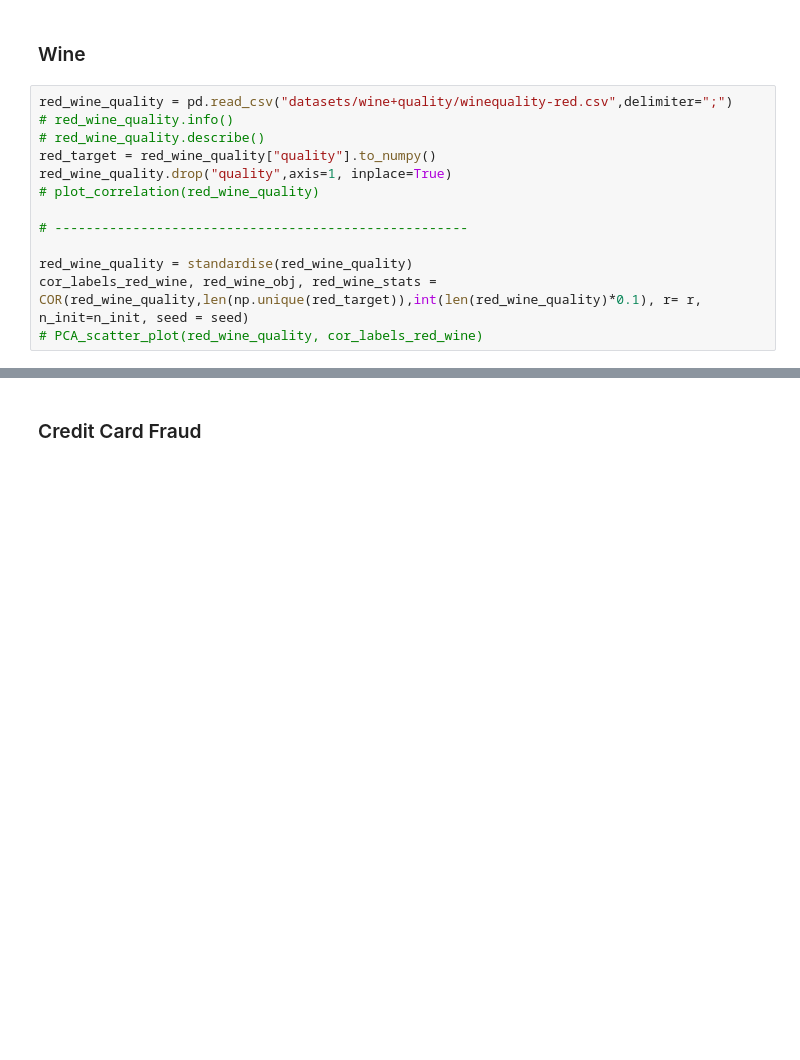
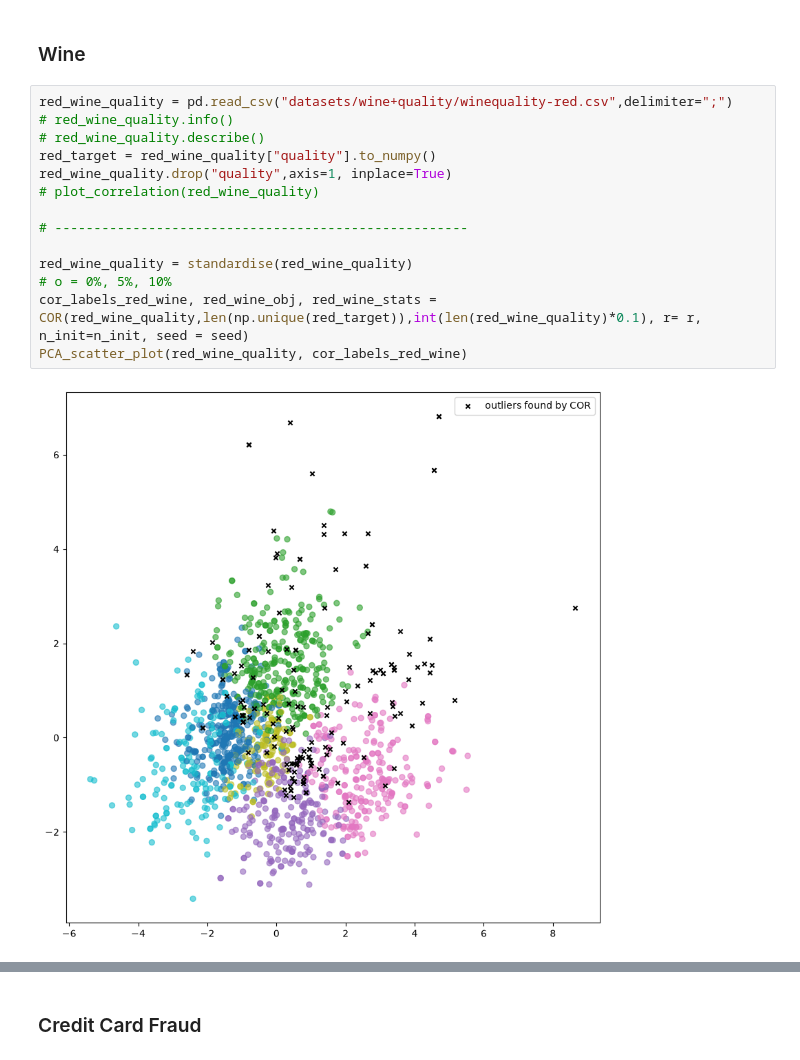
Before and after one commit to Ddav3/Clustering-with-Outlier-Removal-Implementation, a Jupyter notebook: cor_test.ipynb, the cells around one changed output, grey strips where cells are left out. Cells and saved outputs as stored; diff of their text form; blank space fills up the shorter version.

```diff
--- a/cor_test.ipynb
+++ b/cor_test.ipynb
@@ -124,16 +126,18 @@ r_cols
 # %%
 red_wine_quality = pd.read_csv("datasets/wine+quality/winequality-red.csv",delimiter=";")
 # red_wine_quality.info()
 # red_wine_quality.describe()
 red_target = red_wine_quality["quality"].to_numpy()
 red_wine_quality.drop("quality",axis=1, inplace=True)
 # plot_correlation(red_wine_quality)
 
 # -----------------------------------------------------
 
-red_wine_quality = standardise(red_wine_quality)
+red_wine_quality = standardise(red_wine_quality)                                                           # o = 0%, 5%, 10%
 cor_labels_red_wine, red_wine_obj, red_wine_stats = COR(red_wine_quality,len(np.unique(red_target)),int(len(red_wine_quality)*0.1), r= r, n_init=n_init, seed = seed)
-# PCA_scatter_plot(red_wine_quality, cor_labels_red_wine)
+PCA_scatter_plot(red_wine_quality, cor_labels_red_wine)
+# %% [output]
+[figure, added]
 # %%
 white_wine_quality = pd.read_csv("datasets/wine+quality/winequality-white.csv",delimiter=";")
 # white_wine_quality.info()
```
Also changed, not shown: parts of 7 cells of this notebook, 2 other files.
